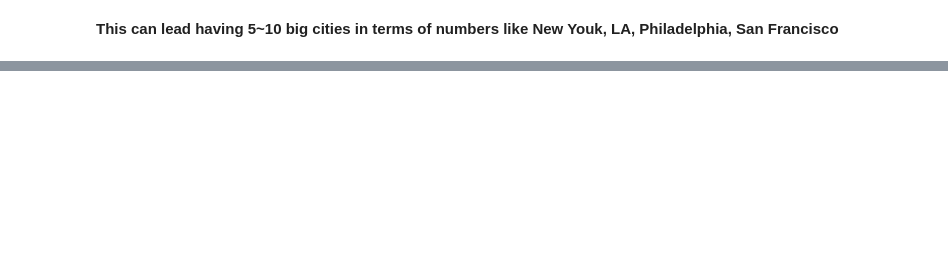
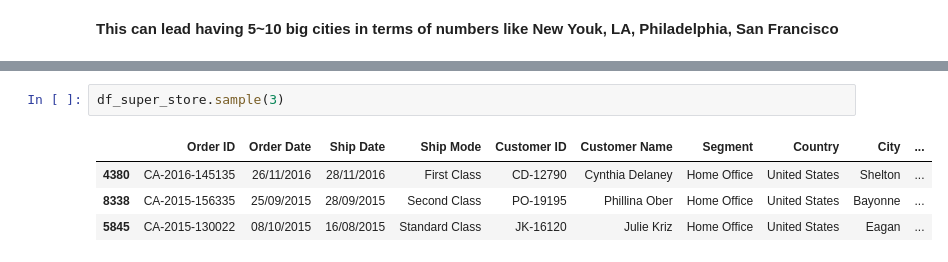
Before and after one commit to engmohamedsalah/AIMaster-Training, a Jupyter notebook: Building_an_AI_based_Application.ipynb, the cells around one changed output, grey strips where cells are left out. Drawn from its saved outputs; the diff is of its cells as text; blank space fills up the shorter version.

```diff
--- a/Building_an_AI_based_Application.ipynb
+++ b/Building_an_AI_based_Application.ipynb
@@ -497,0 +550,7 @@ fig.show()
+# %%
+df_super_store.sample(3)
+# %% [output]
+|  | Order ID | Order Date | Ship Date | Ship Mode | Customer ID | Customer Name | Segment | Country | City | ... |
+| 4380 | CA-2016-145135 | 26/11/2016 | 28/11/2016 | First Class | CD-12790 | Cynthia Delaney | Home Office | United States | Shelton | ... |
+| 8338 | CA-2015-156335 | 25/09/2015 | 28/09/2015 | Second Class | PO-19195 | Phillina Ober | Home Office | United States | Bayonne | ... |
+| 5845 | CA-2015-130022 | 08/10/2015 | 16/08/2015 | Standard Class | JK-16120 | Julie Kriz | Home Office | United States | Eagan | ... |
```
Also changed, not shown: parts of 19 cells of this notebook.
